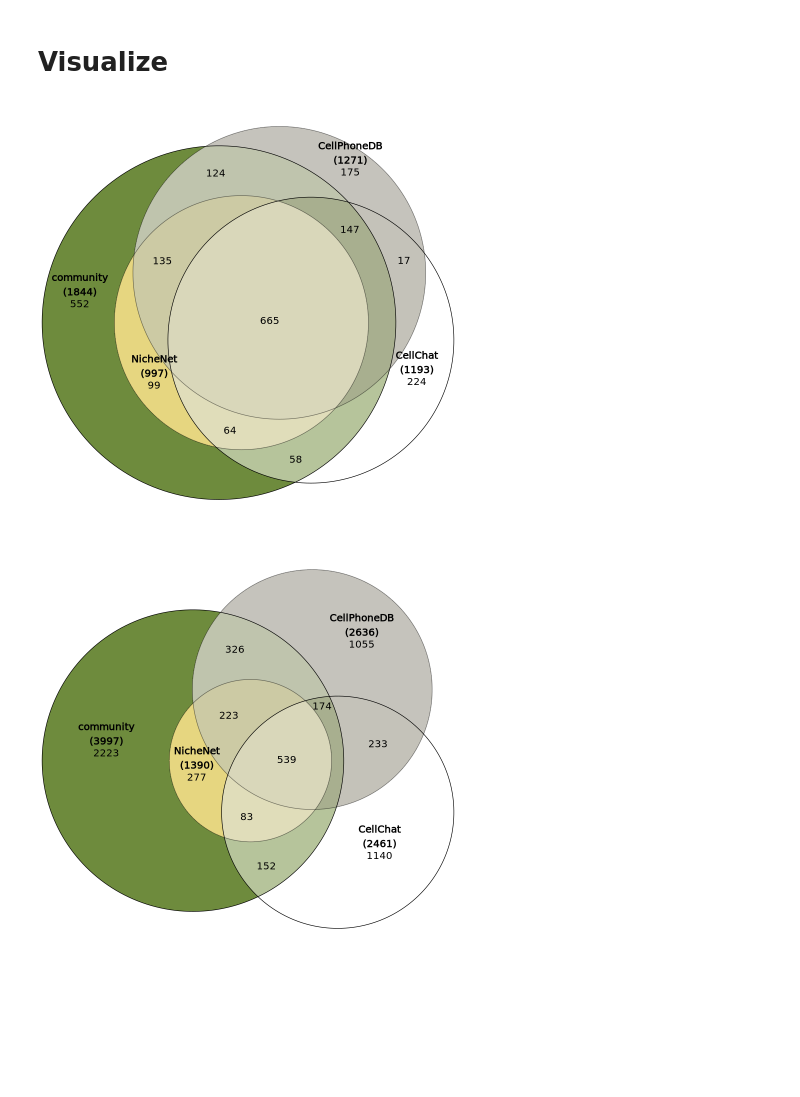
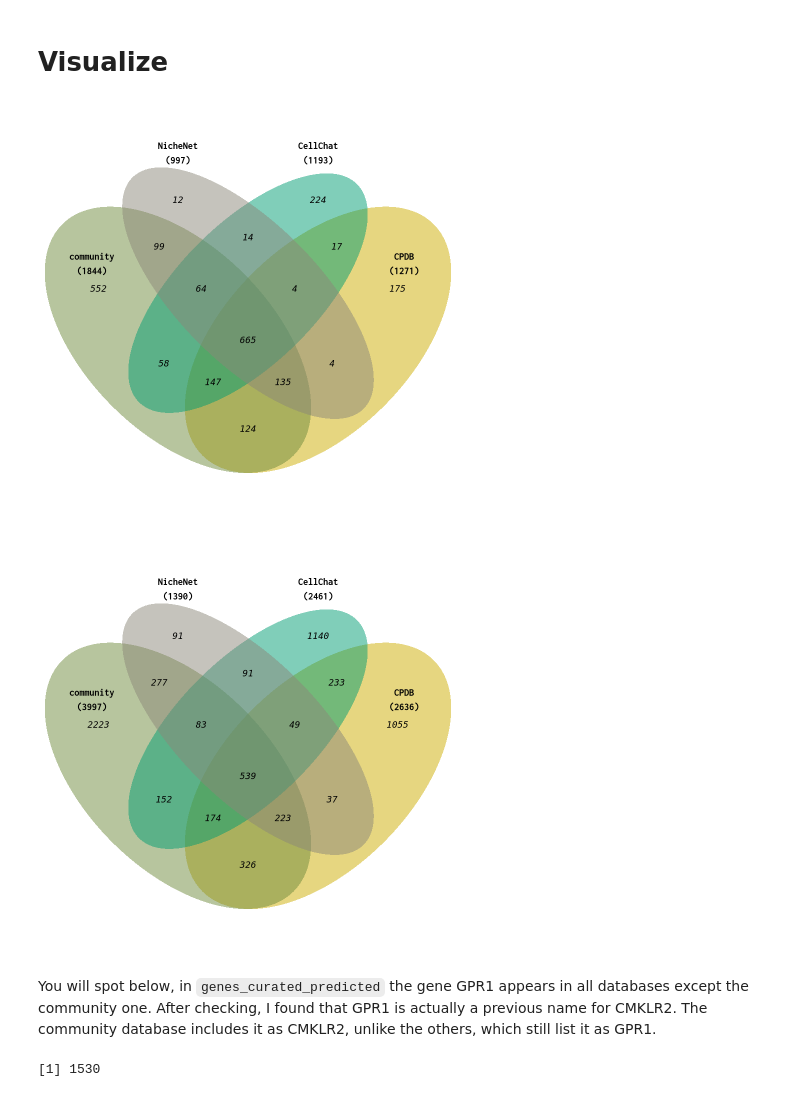
Before and after one commit to colomemaria/community-paper, a Jupyter notebook: src/method_comparison/compare_databases/compare_results/compare_DB.ipynb, the cells around one changed output. Cells and saved outputs as stored; diff of their text form; code cells hidden in the pictures; blank space fills up the shorter version.

Commit message:
Venn plot for DB comparison

```diff
--- a/src/method_comparison/compare_databases/compare_results/compare_DB.ipynb
+++ b/src/method_comparison/compare_databases/compare_results/compare_DB.ipynb
@@ -6,3 +8,5 @@ input_dir <- "community-paper/src/method_comparison/compare_databases/compare_re
+# %%
+input_dir <- "inputs/"
 # %% [markdown]
 Load data.
 # %%
@@ -15,7 +19,7 @@ genes_curated <- genes_curated[,-1]
 genes_curated[genes_curated == "True"] <- TRUE
 genes_curated[genes_curated == "False"] <- FALSE
 
-genes_curated <- as.data.frame(apply(genes_curated,2,as.logical))
+genes_curated <- as.data.frame(apply(genes_curated,2,as.logical),row.names = rownames(genes_curated))
 
 print(str(genes_curated))
 # %% [output]
@@ -115,8 +140,14 @@ plot_euler <- function(data){
 # %%
-plot_euler(genes_curated)
+plot_venn(genes_curated)
 # %% [output]
-[figure, old version]
+[figure, new version]
 # %%
-plot_euler(pairs_curated)
+plot_venn(pairs_curated)
 # %% [output]
-[figure, old version]
+[figure, new version]
+# %% [markdown]
+You will spot below, in `genes_curated_predicted` the gene GPR1 appears in all databases except the community one. After checking, I found that GPR1 is actually a previous name for CMKLR2. The community database includes it as CMKLR2, unlike the others, which still list it as GPR1.
+# %%
+which(genes_curated_predicted$community == FALSE & genes_curated_predicted$CellChat == TRUE & genes_curated_predicted$CPDB == TRUE & genes_curated_predicted$NicheNet == TRUE)
+# %% [output]
+[1] 1530
```
Also changed, not shown: parts of 12 cells of this notebook, 8 other files.
